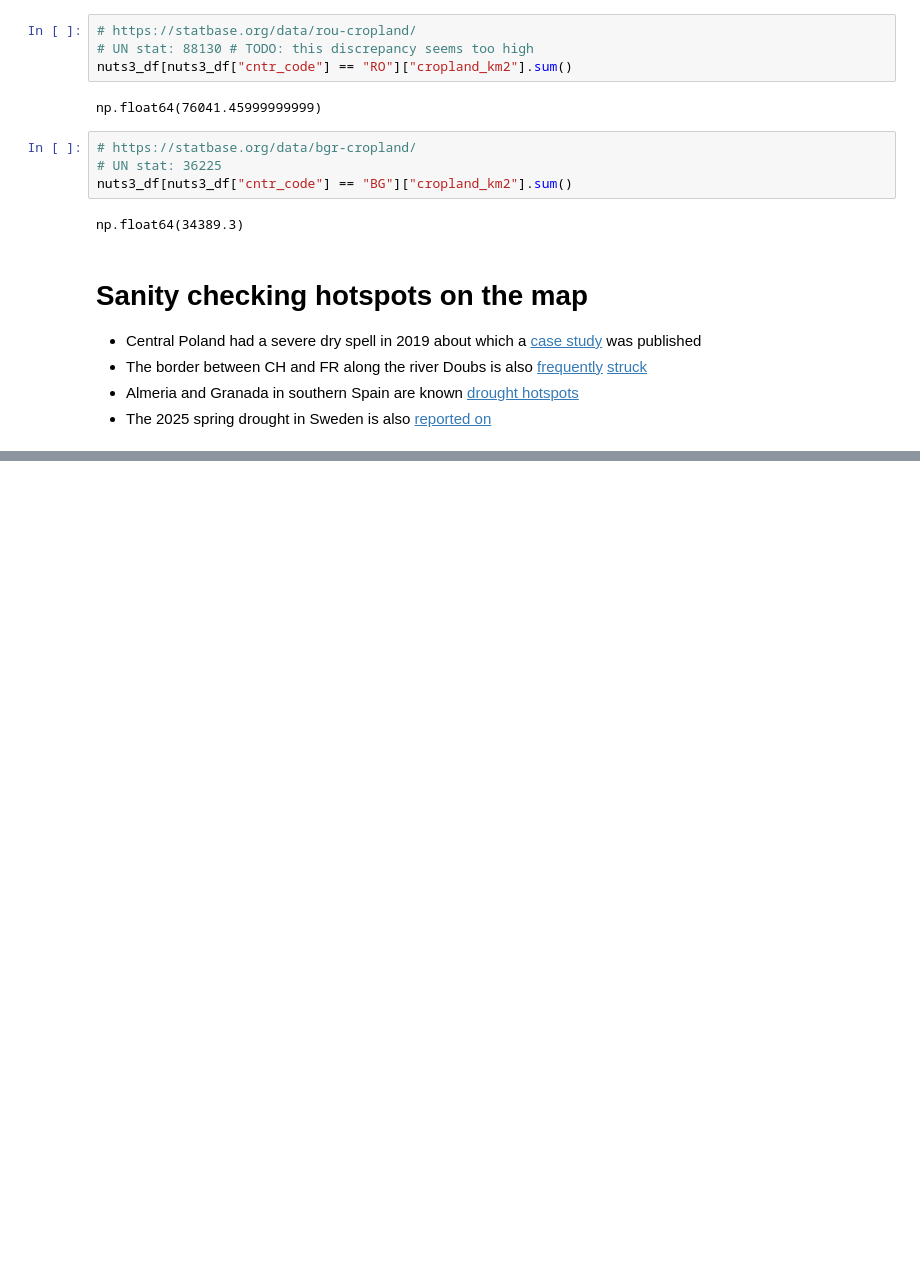
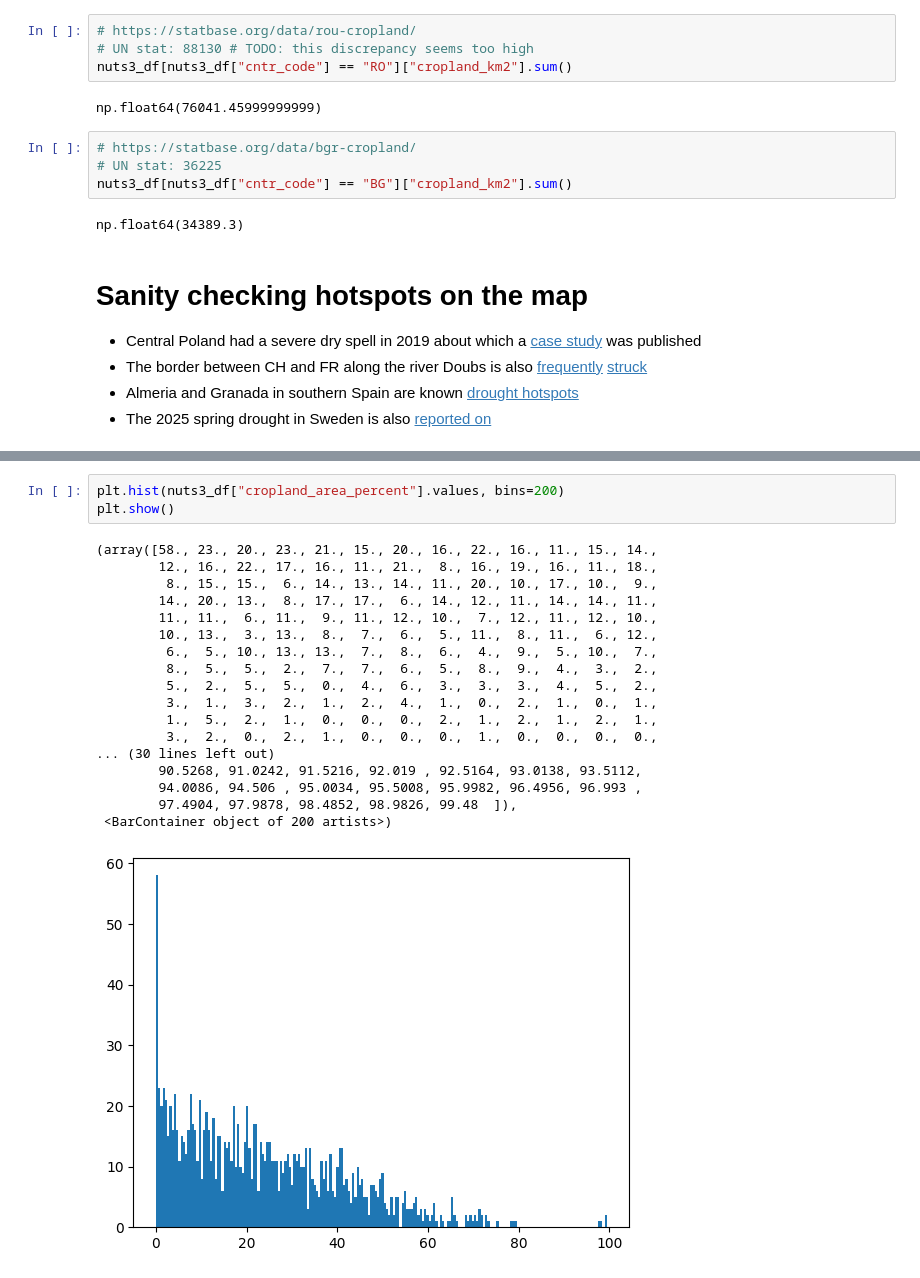
Before and after one commit to correctiv/CE_2026_4_drought, a Jupyter notebook: scripts/07_sanity_checks.ipynb, the cells around one changed output, grey strips where cells are left out. Drawn from its saved outputs; the diff is of its cells as text; blank space fills up the shorter version.

```diff
--- a/scripts/07_sanity_checks.ipynb
+++ b/scripts/07_sanity_checks.ipynb
@@ -85,0 +153,22 @@ np.float64(34389.3)
+# %%
+plt.hist(nuts3_df["cropland_area_percent"].values, bins=200)
+plt.show()
+# %% [output]
+(array([58., 23., 20., 23., 21., 15., 20., 16., 22., 16., 11., 15., 14.,
+        12., 16., 22., 17., 16., 11., 21.,  8., 16., 19., 16., 11., 18.,
+         8., 15., 15.,  6., 14., 13., 14., 11., 20., 10., 17., 10.,  9.,
+        14., 20., 13.,  8., 17., 17.,  6., 14., 12., 11., 14., 14., 11.,
+        11., 11.,  6., 11.,  9., 11., 12., 10.,  7., 12., 11., 12., 10.,
+        10., 13.,  3., 13.,  8.,  7.,  6.,  5., 11.,  8., 11.,  6., 12.,
+         6.,  5., 10., 13., 13.,  7.,  8.,  6.,  4.,  9.,  5., 10.,  7.,
+         8.,  5.,  5.,  2.,  7.,  7.,  6.,  5.,  8.,  9.,  4.,  3.,  2.,
+         5.,  2.,  5.,  5.,  0.,  4.,  6.,  3.,  3.,  3.,  4.,  5.,  2.,
+         3.,  1.,  3.,  2.,  1.,  2.,  4.,  1.,  0.,  2.,  1.,  0.,  1.,
+         1.,  5.,  2.,  1.,  0.,  0.,  0.,  2.,  1.,  2.,  1.,  2.,  1.,
+         3.,  2.,  0.,  2.,  1.,  0.,  0.,  0.,  1.,  0.,  0.,  0.,  0.,
+... (30 lines left out)
+        90.5268, 91.0242, 91.5216, 92.019 , 92.5164, 93.0138, 93.5112,
+        94.0086, 94.506 , 95.0034, 95.5008, 95.9982, 96.4956, 96.993 ,
+        97.4904, 97.9878, 98.4852, 98.9826, 99.48  ]),
+ <BarContainer object of 200 artists>)
+[figure, added]
```
Also changed, not shown: parts of 3 cells of this notebook, 6 other files.
